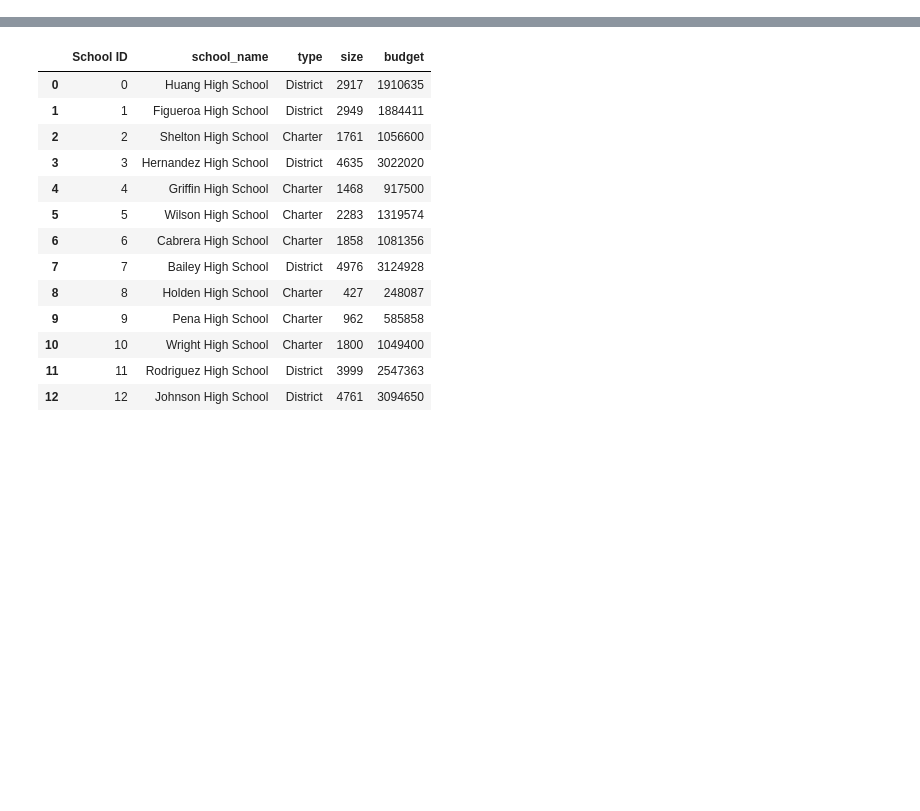
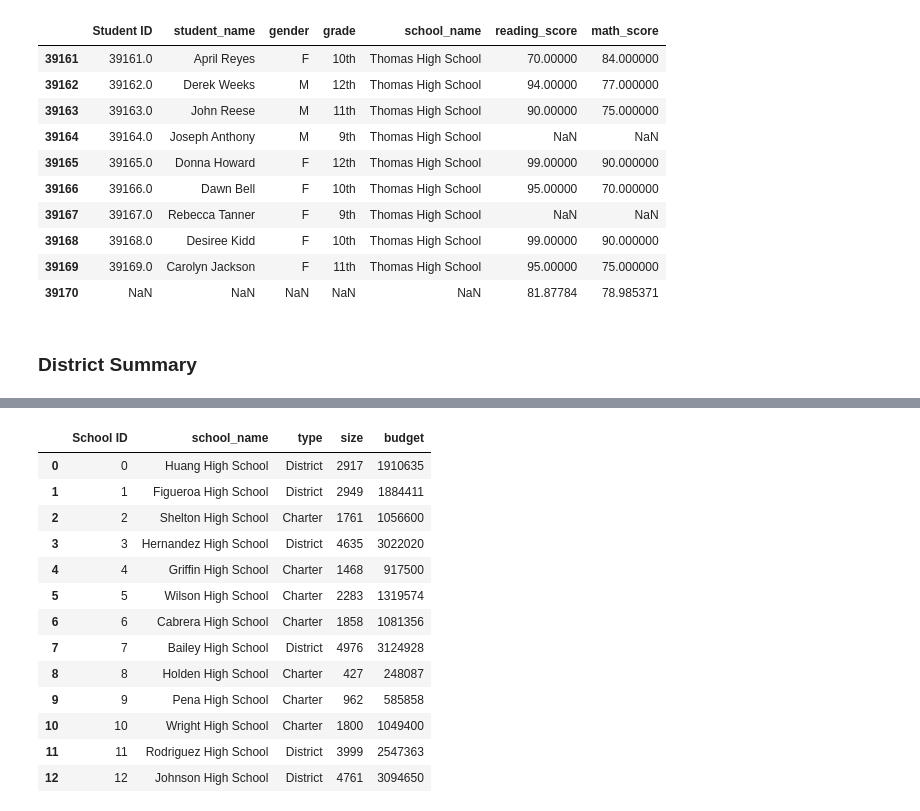
Before and after one commit to rsando06/school-district-analysis, a Jupyter notebook: PyCitySchools_Challenge.ipynb, the cells around one changed output, grey strips where cells are left out. Drawn from its saved outputs; the diff is of its cells as text; code cells hidden in the pictures; blank space fills up the shorter version.

```diff
--- a/PyCitySchools.ipynb
+++ b/PyCitySchools_Challenge.ipynb
@@ -0,0 +59,20 @@
+# %%
+#  Step 3. Refactor the code in Step 2 to replace the math scores with NaN.
+student_data_df.loc[(student_data_df["grade"] == "9th") & (student_data_df["school_name"] == "Thomas High School"),["math_score"]] = np.nan
+# %%
+#  Step 4. Check the student data for NaN's.
+student_data_df.tail(10)
+# %% [output]
+|  | Student ID | student_name | gender | grade | school_name | reading_score | math_score |
+| 39161 | 39161.0 | April Reyes | F | 10th | Thomas High School | 70.00000 | 84.000000 |
+| 39162 | 39162.0 | Derek Weeks | M | 12th | Thomas High School | 94.00000 | 77.000000 |
+| 39163 | 39163.0 | John Reese | M | 11th | Thomas High School | 90.00000 | 75.000000 |
+| 39164 | 39164.0 | Joseph Anthony | M | 9th | Thomas High School | NaN | NaN |
+| 39165 | 39165.0 | Donna Howard | F | 12th | Thomas High School | 99.00000 | 90.000000 |
+| 39166 | 39166.0 | Dawn Bell | F | 10th | Thomas High School | 95.00000 | 70.000000 |
+| 39167 | 39167.0 | Rebecca Tanner | F | 9th | Thomas High School | NaN | NaN |
+| 39168 | 39168.0 | Desiree Kidd | F | 10th | Thomas High School | 99.00000 | 90.000000 |
+| 39169 | 39169.0 | Carolyn Jackson | F | 11th | Thomas High School | 95.00000 | 75.000000 |
+| 39170 | NaN | NaN | NaN | NaN | NaN | 81.87784 | 78.985371 |
+# %% [markdown]
+### District Summary
```
Also changed, not shown: parts of 50 cells of this notebook, 2 other files.
